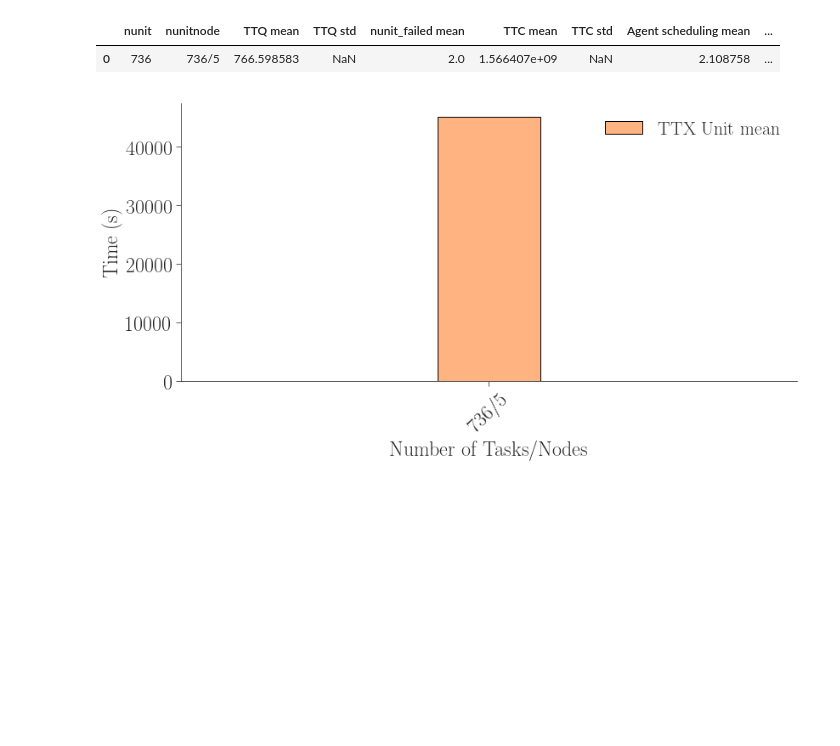
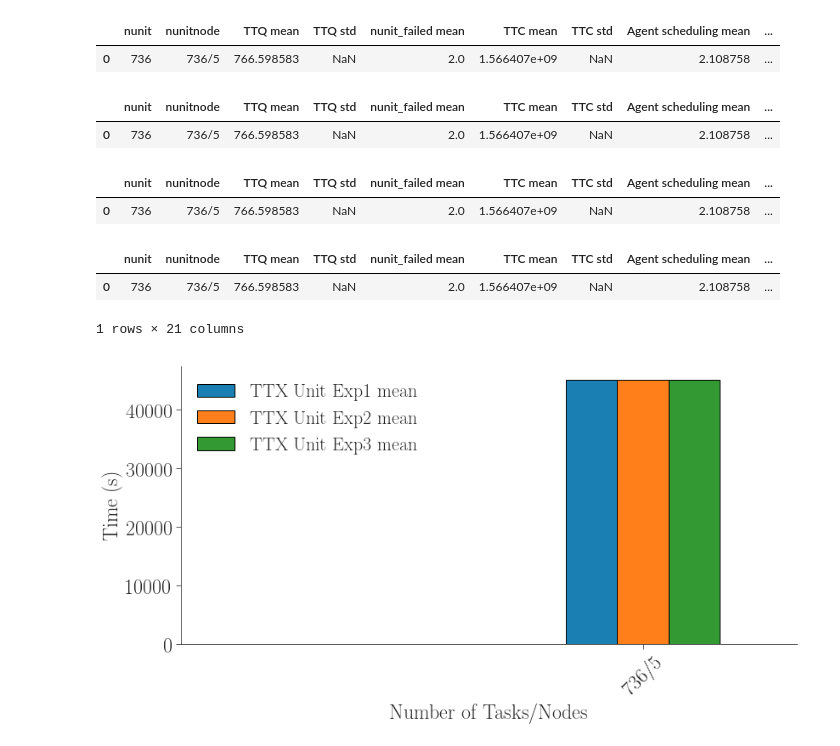
Before and after one commit to radical-experiments/deepdriveMD, a Jupyter notebook: analysis/overheads.ipynb, the cells around one changed output. Cells and saved outputs as stored; diff of their text form; code cells hidden in the pictures; blank space fills up the shorter version.

```diff
--- a/analysis/overheads.ipynb
+++ b/analysis/overheads.ipynb
@@ -70,6 +160,8 @@ oh1.loc[:,('TTX Agent','mean')] = (oh1.loc[:,('Agent queueing','mean')]
 
 oh1.loc[:,('nunit_failed','mean')] = oh1.loc[:,('nunit_failed','mean')].apply(np.ceil)
 
+oh1.rename({'TTX Unit' : 'TTX Unit Exp1'}, axis='columns', inplace=True)
+
 oh1.columns = [' '.join(col).strip() for col in oh1.columns.values]
 
 oh1 = oh1.sort_values("nunit")
@@ -78,25 +170,91 @@ oh1
 # %% [output]
 |  | nunit | nunitnode | TTQ mean | TTQ std | nunit_failed mean | TTC mean | TTC std | Agent scheduling mean | ... |
 | 0 | 736 | 736/5 | 766.598583 | NaN | 2.0 | 1.566407e+09 | NaN | 2.108758 | ... |
+# %%
+# Total agent time =
+#    ru.STATE: rp.AGENT_SCHEDULING             - ru.STATE: rp.AGENT_SCHEDULING_PENDING +
+#    ru.STATE: rp.AGENT_EXECUTING_PENDING      - ru.STATE: rp.AGENT_SCHEDULING         +
+#    ru.STATE: rp.AGENT_EXECUTING              - ru.STATE: rp.AGENT_EXECUTING_PENDING  +
+#    ru.STATE: rp.AGENT_STAGING_OUTPUT_PENDING - ru.STATE: rp.AGENT_EXECUTING          -
+#    ru.EVENT: 'cu_exec_stop'                  - ru.EVENT: 'cu_exec_start'
+#
+# Total task execution time = 900 (derived analytically from the time passed to stress)
+
+oh2 = exp1_ws.copy(deep=True)
+oh2.loc[:,('TTX Agent','mean')] = (oh2.loc[:,('Agent queueing','mean')]            + \
+                                   oh2.loc[:,('Agent scheduling','mean')]          + \
+                                   oh2.loc[:,('Agent queueing execution','mean')]) + \
+                                  oh2.loc[:,('TTX Agent','mean')]                  - \
+                                  oh2.loc[:,('TTX Unit','mean')]
+
+oh2.loc[:,('nunit_failed','mean')] = oh2.loc[:,('nunit_failed','mean')].apply(np.ceil)
+
+oh2.rename({'TTX Unit' : 'TTX Unit Exp2'}, axis='columns', inplace=True)
+
+oh2.columns = [' '.join(col).strip() for col in oh2.columns.values]
+
+oh2 = oh2.sort_values("nunit")
+oh2 = oh2.reset_index()
+oh2
+# %% [output]
+|  | nunit | nunitnode | TTQ mean | TTQ std | nunit_failed mean | TTC mean | TTC std | Agent scheduling mean | ... |
+| 0 | 736 | 736/5 | 766.598583 | NaN | 2.0 | 1.566407e+09 | NaN | 2.108758 | ... |
+# %%
+# Total agent time =
+#    ru.STATE: rp.AGENT_SCHEDULING             - ru.STATE: rp.AGENT_SCHEDULING_PENDING +
+#    ru.STATE: rp.AGENT_EXECUTING_PENDING      - ru.STATE: rp.AGENT_SCHEDULING         +
+#    ru.STATE: rp.AGENT_EXECUTING              - ru.STATE: rp.AGENT_EXECUTING_PENDING  +
+#    ru.STATE: rp.AGENT_STAGING_OUTPUT_PENDING - ru.STATE: rp.AGENT_EXECUTING          -
+#    ru.EVENT: 'cu_exec_stop'                  - ru.EVENT: 'cu_exec_start'
+#
+# Total task execution time = 900 (derived analytically from the time passed to stress)
+
+oh3 = exp1_ws.copy(deep=True)
+oh3.loc[:,('TTX Agent','mean')] = (oh3.loc[:,('Agent queueing','mean')]            + \
+                                   oh3.loc[:,('Agent scheduling','mean')]          + \
+                                   oh3.loc[:,('Agent queueing execution','mean')]) + \
+                                  oh3.loc[:,('TTX Agent','mean')]                  - \
+                                  oh3.loc[:,('TTX Unit','mean')]
+
+oh3.loc[:,('nunit_failed','mean')] = oh3.loc[:,('nunit_failed','mean')].apply(np.ceil)
+
+oh3.rename({'TTX Unit' : 'TTX Unit Exp3'}, axis='columns', inplace=True)
+
+oh3.columns = [' '.join(col).strip() for col in oh3.columns.values]
+
+oh3 = oh3.sort_values("nunit")
+oh3 = oh3.reset_index()
+oh3
+# %% [output]
+|  | nunit | nunitnode | TTQ mean | TTQ std | nunit_failed mean | TTC mean | TTC std | Agent scheduling mean | ... |
+| 0 | 736 | 736/5 | 766.598583 | NaN | 2.0 | 1.566407e+09 | NaN | 2.108758 | ... |
+# %%
+oh = oh1.join(oh2[['TTX Unit Exp2 mean', 'TTX Unit Exp2 std']])
+oh = oh.join(oh3[['TTX Unit Exp3 mean', 'TTX Unit Exp3 std']])
+oh
+# %% [output]
+|  | nunit | nunitnode | TTQ mean | TTQ std | nunit_failed mean | TTC mean | TTC std | Agent scheduling mean | ... |
+| 0 | 736 | 736/5 | 766.598583 | NaN | 2.0 | 1.566407e+09 | NaN | 2.108758 | ... |
+1 rows × 21 columns
 # %%
 fig, ax = fig_setup(figsize=(13,6))
 
 # oh = oh.fillna(0)
 
-oh1.plot.bar(
+oh.plot.bar(
     x = 'nunitnode',
-    y = 'TTX Unit mean',
+    y = ['TTX Unit Exp1 mean', 'TTX Unit Exp2 mean', 'TTX Unit Exp3 mean'],
 #     yerr= 'TTX Unit std',
 #     logy=True,
 #     stacked=True,
-    width = 0.1, color = tableau20[3], ax = ax, rot = 45)
+    ax = ax, color = [tableau20[0], tableau20[2],  tableau20[4]], rot = 45)
 
 ax.set_xlabel('Number of Tasks/Nodes')
 ax.set_ylabel('Time (s)')
 ax.set_ylim(0)
-# ax.set_xlim(-0.5)
+ax.set_xlim(-1.5)
 
 plt.savefig('figures/paper_hyperrct_weak_scaling_ttx_subagent.pdf', dpi=300, bbox_inches='tight')
 plt.savefig('figures/paper_hyperrct_weak_scaling_ttx_subagent.png', dpi=300, bbox_inches='tight')
 # %% [output]
-[figure, old version]
+[figure, new version]
```
Also changed, not shown: parts of 10 cells of this notebook, 10 other files.
